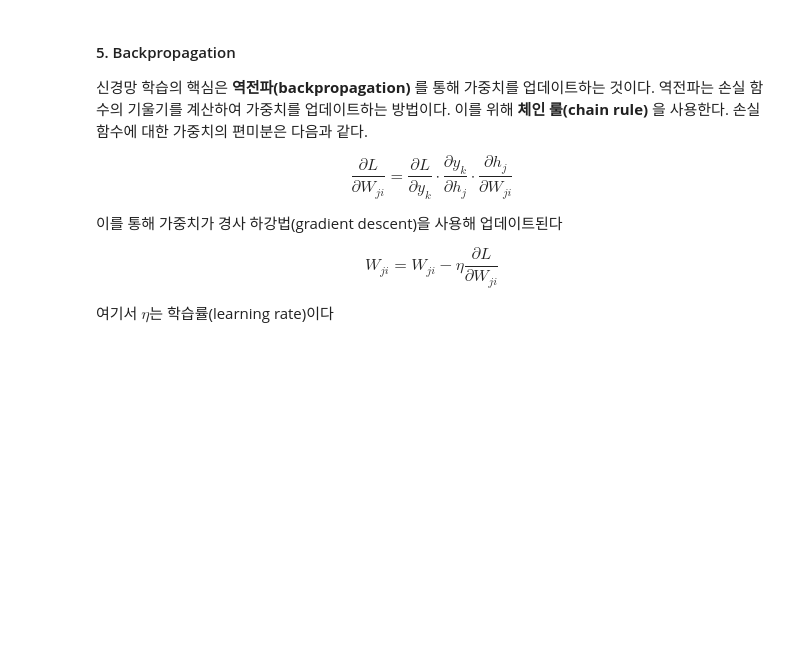
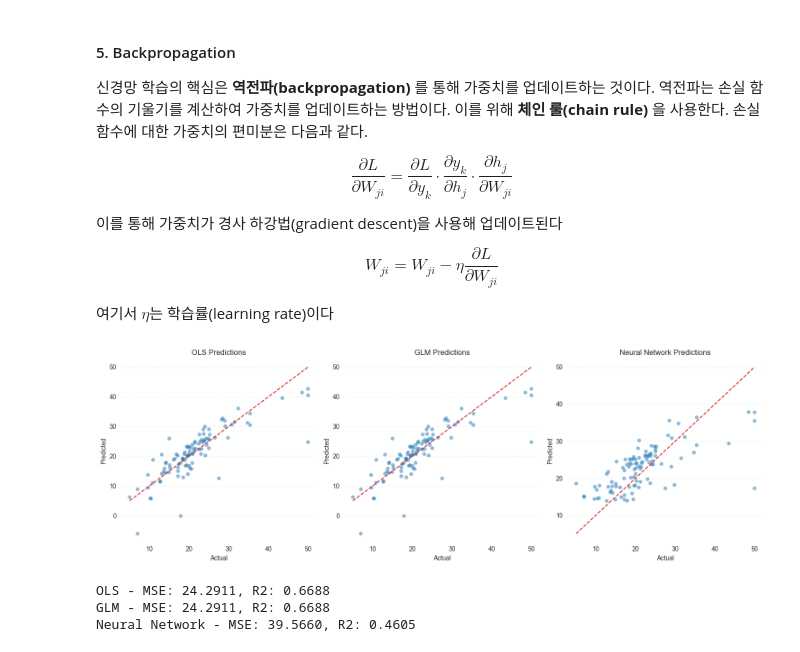
Before and after one commit to garcia42/MLFinance, a Jupyter notebook: Notes/Week01StatisticalLearning/04NeuralNetwork.ipynb, the cells around one changed output. Saved outputs shown, nothing was run; the diff lists cells and outputs as text; code cells hidden in the pictures; blank space fills up the shorter version.

```diff
--- a/Notes/Week01StatisticalLearning/04NeuralNetwork.ipynb
+++ b/Notes/Week01StatisticalLearning/04NeuralNetwork.ipynb
@@ -76,0 +254,68 @@ $$W_{ji} = W_{ji} - \eta \frac{\partial L}{\partial W_{ji}}$$
+# %%
+def sigmoid(x):
+    return 1 / (1 + np.exp(-x))
+
+np.random.seed(42)
+W1 = np.random.randn(X_train.shape[1], 5) * 0.01
+b1 = np.random.randn(5) * 0.01
+H_train = sigmoid(X_train.values @ W1 + b1)
+H_test = sigmoid(X_test.values @ W1 + b1)
+
+H_train_sm = sm.add_constant(H_train)
+H_test_sm = sm.add_constant(H_test)
+output_model = sm.OLS(y_train, H_train_sm).fit()
+y_pred_nn = output_model.predict(H_test_sm)
+# %%
+fig, (ax1, ax2, ax3) = plt.subplots(1, 3, figsize=(15, 5))
+
+
+ax1.scatter(y_test, y_pred_ols, alpha = 0.5, edgecolor = 'none')
+ax1.plot([y_test.min(), y_test.max()], [y_test.min(), y_test.max()], ls = '--', color = 'tab:red')
+for spine in ax1.spines.values():
+    spine.set_visible(False)
+ax1.grid(False)
+ax1.yaxis.grid(True, ls = ':', alpha = 0.5)
+ax1.set_xlabel('Actual')
+ax1.set_ylabel('Predicted')
+
+ax1.set_title('OLS Predictions')
+
+ax2.scatter(y_test, y_pred_glm, alpha=0.5, edgecolor = 'none')
+ax2.plot([y_test.min(), y_test.max()], [y_test.min(), y_test.max()], ls = '--', color = 'tab:red')
+for spine in ax2.spines.values():
+    spine.set_visible(False)
+ax2.grid(False)
+ax2.yaxis.grid(True, ls = ':', alpha = 0.5)
+ax2.set_xlabel('Actual')
+ax2.set_ylabel('Predicted')
+ax2.set_title('GLM Predictions')
+
+ax3.scatter(y_test, y_pred_nn, alpha=0.5, edgecolor = 'none')
+ax3.plot([y_test.min(), y_test.max()], [y_test.min(), y_test.max()], ls = '--', color = 'tab:red')
+for spine in ax3.spines.values():
+    spine.set_visible(False)
+ax3.grid(False)
+ax3.yaxis.grid(True, ls = ':', alpha = 0.5)
+ax3.set_xlabel('Actual')
+ax3.set_ylabel('Predicted')
+ax3.set_title('Neural Network Predictions')
+
+plt.tight_layout()
+plt.show()
+# %% [output]
+[figure, added]
+# %%
+models = {
+    'OLS': y_pred_ols,
+    'GLM': y_pred_glm,
+    'Neural Network': y_pred_nn
+}
+
+for name, predictions in models.items():
+    mse = mean_squared_error(y_test, predictions)
+    r2 = r2_score(y_test, predictions)
+    print(f"{name} - MSE: {mse:.4f}, R2: {r2:.4f}")
+# %% [output]
+OLS - MSE: 24.2911, R2: 0.6688
+GLM - MSE: 24.2911, R2: 0.6688
+Neural Network - MSE: 39.5660, R2: 0.4605
```
Also changed, not shown: parts of 20 cells of this notebook.
